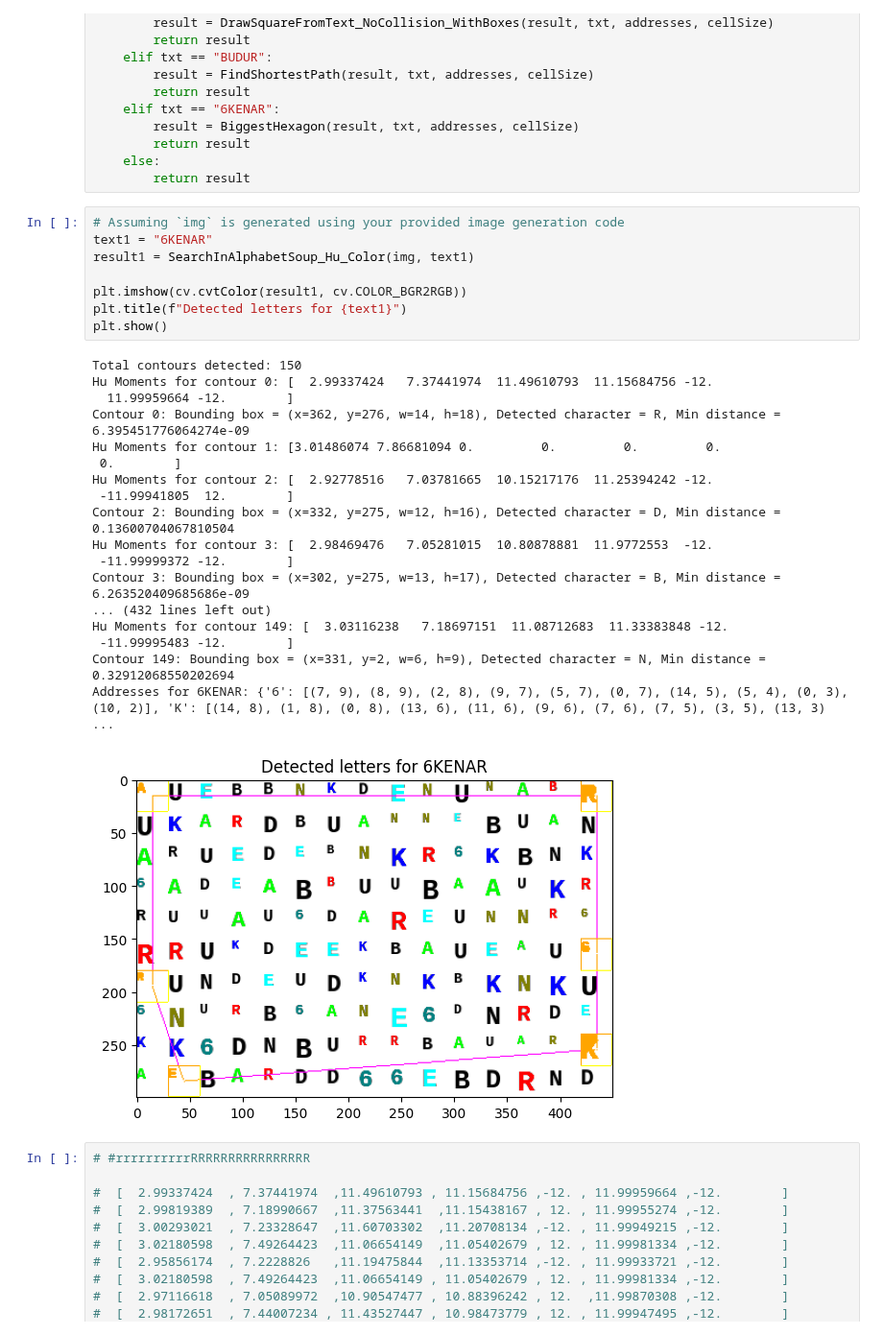
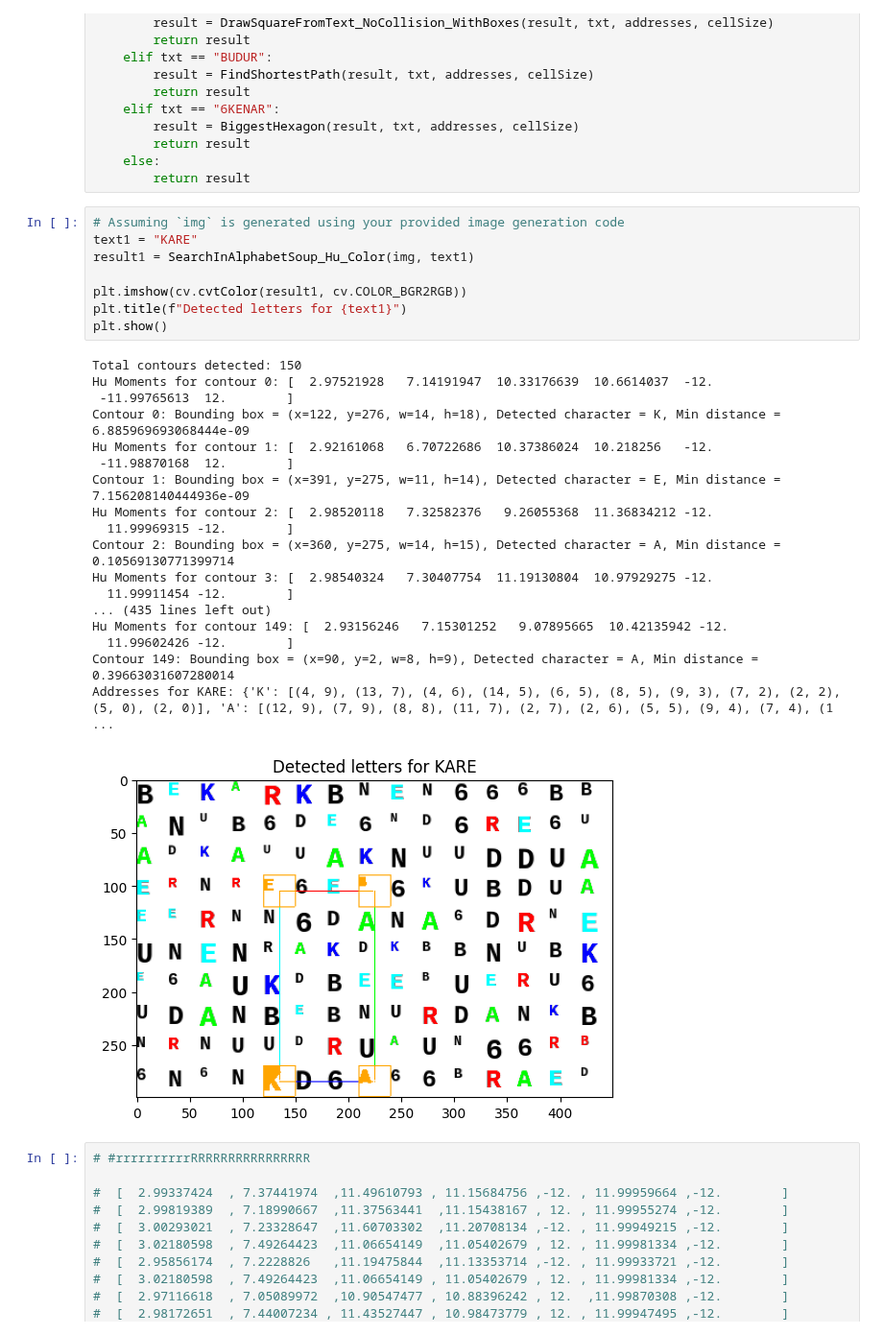
Before and after one commit to amnessa/MECH536, a Jupyter notebook: aufgabe/alphabet_soup/Alphabet_2738938.ipynb, the cells around one changed output. Shown at 96% size. Drawn from its saved outputs; the diff is of its cells as text.

```diff
--- a/aufgabe/alphabet_soup/Alphabet_2738938.ipynb
+++ b/aufgabe/alphabet_soup/Alphabet_2738938.ipynb
@@ -1054,31 +1054,31 @@ def SearchInAlphabetSoup_Hu_Color(img, txt='KARE'):
         return result
 # %%
 # Assuming `img` is generated using your provided image generation code
-text1 = "6KENAR"
+text1 = "KARE"
 result1 = SearchInAlphabetSoup_Hu_Color(img, text1)
 
 plt.imshow(cv.cvtColor(result1, cv.COLOR_BGR2RGB))
 plt.title(f"Detected letters for {text1}")
 plt.show()
 # %% [output]
 Total contours detected: 150
-Hu Moments for contour 0: [  2.99337424   7.37441974  11.49610793  11.15684756 -12.
-  11.99959664 -12.        ]
-Contour 0: Bounding box = (x=362, y=276, w=14, h=18), Detected character = R, Min distance = 6.395451776064274e-09
-Hu Moments for contour 1: [3.01486074 7.86681094 0.         0.         0.         0.
- 0.        ]
-Hu Moments for contour 2: [  2.92778516   7.03781665  10.15217176  11.25394242 -12.
- -11.99941805  12.        ]
-Contour 2: Bounding box = (x=332, y=275, w=12, h=16), Detected character = D, Min distance = 0.13600704067810504
-Hu Moments for contour 3: [  2.98469476   7.05281015  10.80878881  11.9772553  -12.
- -11.99999372 -12.        ]
-Contour 3: Bounding box = (x=302, y=275, w=13, h=17), Detected character = B, Min distance = 6.263520409685686e-09
-... (432 lines left out)
-Hu Moments for contour 149: [  3.03116238   7.18697151  11.08712683  11.33383848 -12.
- -11.99995483 -12.        ]
-Contour 149: Bounding box = (x=331, y=2, w=6, h=9), Detected character = N, Min distance = 0.32912068550202694
-Addresses for 6KENAR: {'6': [(7, 9), (8, 9), (2, 8), (9, 7), (5, 7), (0, 7), (14, 5), (5, 4), (0, 3), (10, 2)], 'K': [(14, 8), (1, 8), (0, 8), (13, 6), (11, 6), (9, 6), (7, 6), (7, 5), (3, 5), (13, 3) ...
+Hu Moments for contour 0: [  2.97521928   7.14191947  10.33176639  10.6614037  -12.
+ -11.99765613  12.        ]
+Contour 0: Bounding box = (x=122, y=276, w=14, h=18), Detected character = K, Min distance = 6.885969693068444e-09
+Hu Moments for contour 1: [  2.92161068   6.70722686  10.37386024  10.218256   -12.
+ -11.98870168  12.        ]
+Contour 1: Bounding box = (x=391, y=275, w=11, h=14), Detected character = E, Min distance = 7.156208140444936e-09
+Hu Moments for contour 2: [  2.98520118   7.32582376   9.26055368  11.36834212 -12.
+  11.99969315 -12.        ]
+Contour 2: Bounding box = (x=360, y=275, w=14, h=15), Detected character = A, Min distance = 0.10569130771399714
+Hu Moments for contour 3: [  2.98540324   7.30407754  11.19130804  10.97929275 -12.
+  11.99911454 -12.        ]
+... (435 lines left out)
+Hu Moments for contour 149: [  2.93156246   7.15301252   9.07895665  10.42135942 -12.
+  11.99602426 -12.        ]
+Contour 149: Bounding box = (x=90, y=2, w=8, h=9), Detected character = A, Min distance = 0.39663031607280014
+Addresses for KARE: {'K': [(4, 9), (13, 7), (4, 6), (14, 5), (6, 5), (8, 5), (9, 3), (7, 2), (2, 2), (5, 0), (2, 0)], 'A': [(12, 9), (7, 9), (8, 8), (11, 7), (2, 7), (2, 6), (5, 5), (9, 4), (7, 4), (1 ...
-[figure, old version]
+[figure, new version]
 # %%
 # #rrrrrrrrrrRRRRRRRRRRRRRRRR
 
```
Also changed, not shown: parts of 1 cell of this notebook, 2 other files.
